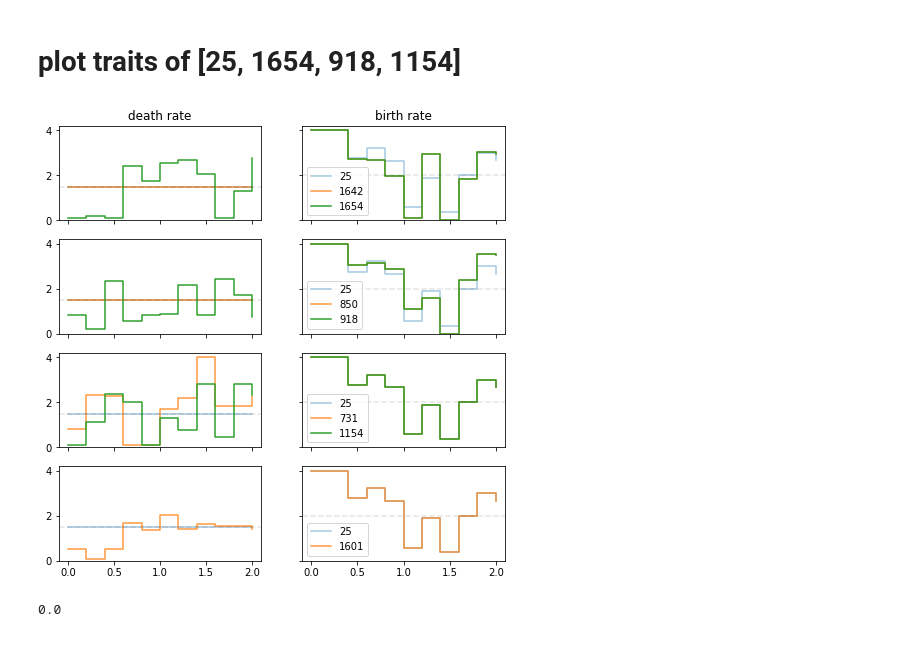
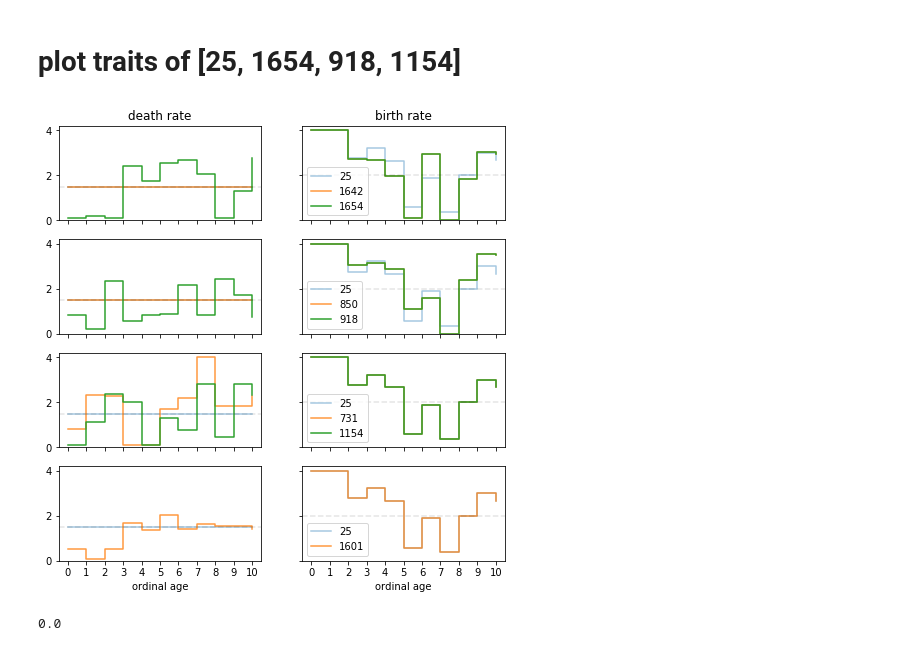
Before and after one commit to ariansajina/bachelor-thesis, a Jupyter notebook: data/phylogeny.ipynb, the cells around one changed output. Saved outputs shown, nothing was run; the diff lists cells and outputs as text; code cells hidden in the pictures.

```diff
--- a/data/phylogeny.ipynb
+++ b/data/phylogeny.ipynb
@@ -239,8 +239,12 @@ print float(ss) / pop[np.logical_and(pop.alive==1, pop.age==0)].shape[0]
 0.973329102508
 # %% [markdown]
 # plot traits of [25, 1654, 918, 1154]
+# %%
+pop = pop[pop.age <= 10]
+# %%
+n_ages = 11
 # %%
-fig, ax = plt.subplots(4,2, figsize=(8,8))#, dpi=600)
+fig, ax = plt.subplots(4,2, figsize=(8,8))
 
 pal = sns.color_palette(n_colors=3)
 
@@ -288,34 +292,41 @@ ax[2][0].step(bio_ages,pop[pop.id==731].groupby('age').death.unique(),where='pos
 ax[2][0].step(bio_ages,pop[pop.id==1154].groupby('age').death.unique(),where='post',label='1154',color=pal[2])
 ax[2][0].xaxis.set_ticklabels([])
 ax[2][0].set_ylim(0,4.2)
 
 ax[2][1].step(bio_ages,baserepr,where='post',label='25',color=pal[0],alpha=0.4)
 ax[2][1].step(bio_ages,pop[pop.id==731].groupby('age').reproduction.unique(),where='post',label='731',color=pal[1],alpha=0.8)
 ax[2][1].step(bio_ages,pop[pop.id==1154].groupby('age').reproduction.unique(),where='post',label='1154',color=pal[2])
 ax[2][1].xaxis.set_ticklabels([])
 ax[2][1].yaxis.set_ticklabels([])
 ax[2][1].set_ylim(0,4.2)
 ax[2][1].legend()
 
 # 25 -> 1601
 
 ax[3][0].step(bio_ages,basedeath,where='post',label='25',color=pal[0],alpha=0.4)
 ax[3][0].step(bio_ages,pop[pop.id==1601].groupby('age').death.unique(),where='post',label='1601',color=pal[1],alpha=0.8)
+ax[3][0].set_xlabel('ordinal age')
+ax[3][0].xaxis.set_ticklabels(np.arange(n_ages).astype(int))
 ax[3][0].set_ylim(0,4.2)
 
 ax[3][1].step(bio_ages,baserepr,where='post',label='25',color=pal[0],alpha=0.4)
 ax[3][1].step(bio_ages,pop[pop.id==1601].groupby('age').reproduction.unique(),where='post',label='1601',color=pal[1],alpha=0.8)
 ax[3][1].yaxis.set_ticklabels([])
+ax[3][1].xaxis.set_ticklabels(np.arange(n_ages).astype(int))
+ax[3][1].set_xlabel('ordinal age')
 ax[3][1].set_ylim(0,4.2)
 ax[3][1].legend()
 
 for axis in ax:
     axis[0].axhline(y=1.5, color='black', linestyle='--', alpha=0.1)
     axis[1].axhline(y=2, color='black', linestyle='--', alpha=0.1)
 
+for axis in np.ravel(ax):
+    axis.set_xticks(np.linspace(0,2,n_ages))
+
 fig.savefig('/home/asajina/repos/thesis-paper/figures/phylo2.png', dpi=600)
 # %% [output]
-[figure, old version]
+[figure, new version]
 # %%
 find_parent(pop,25)
 # %% [output]
```
Also changed, not shown: 1 other file.
